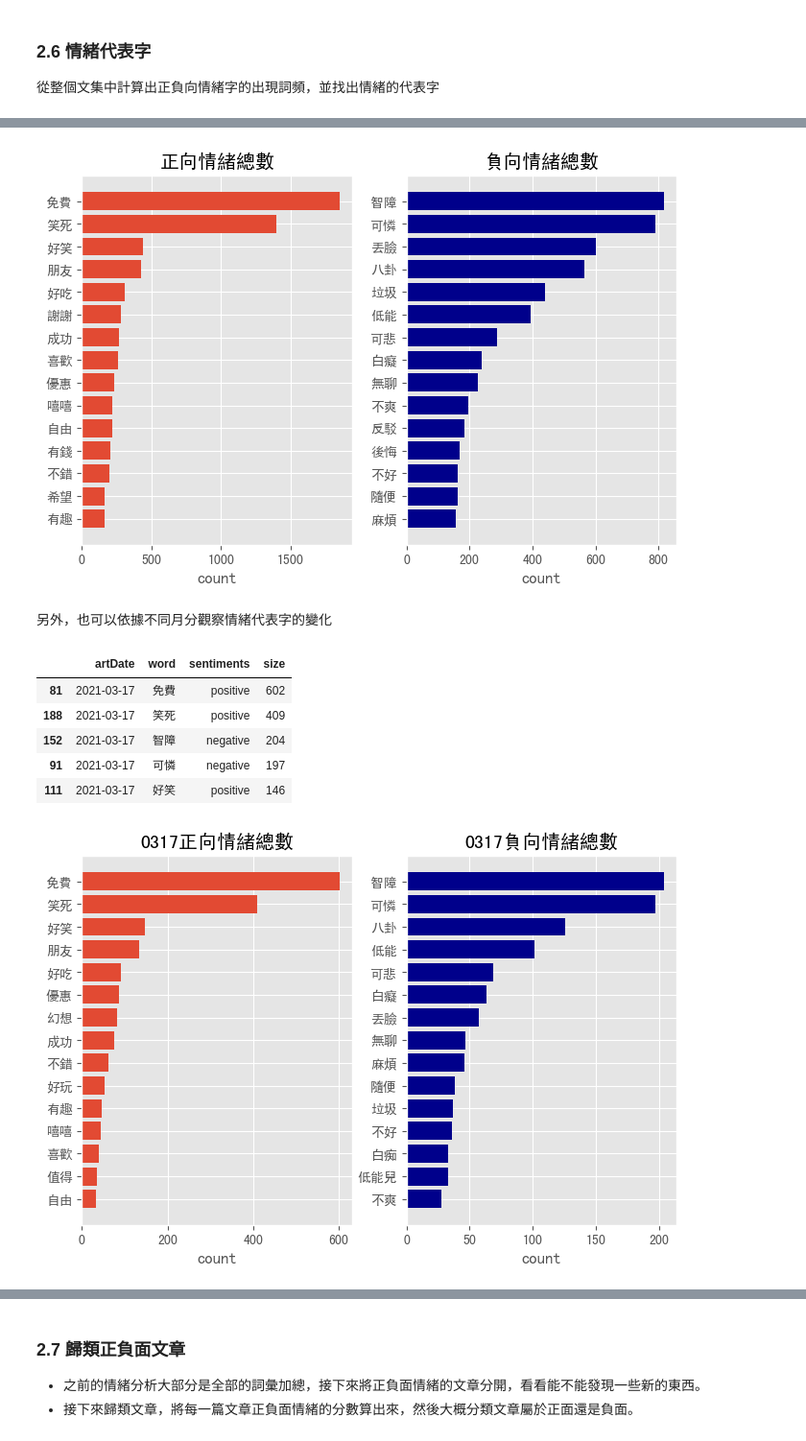
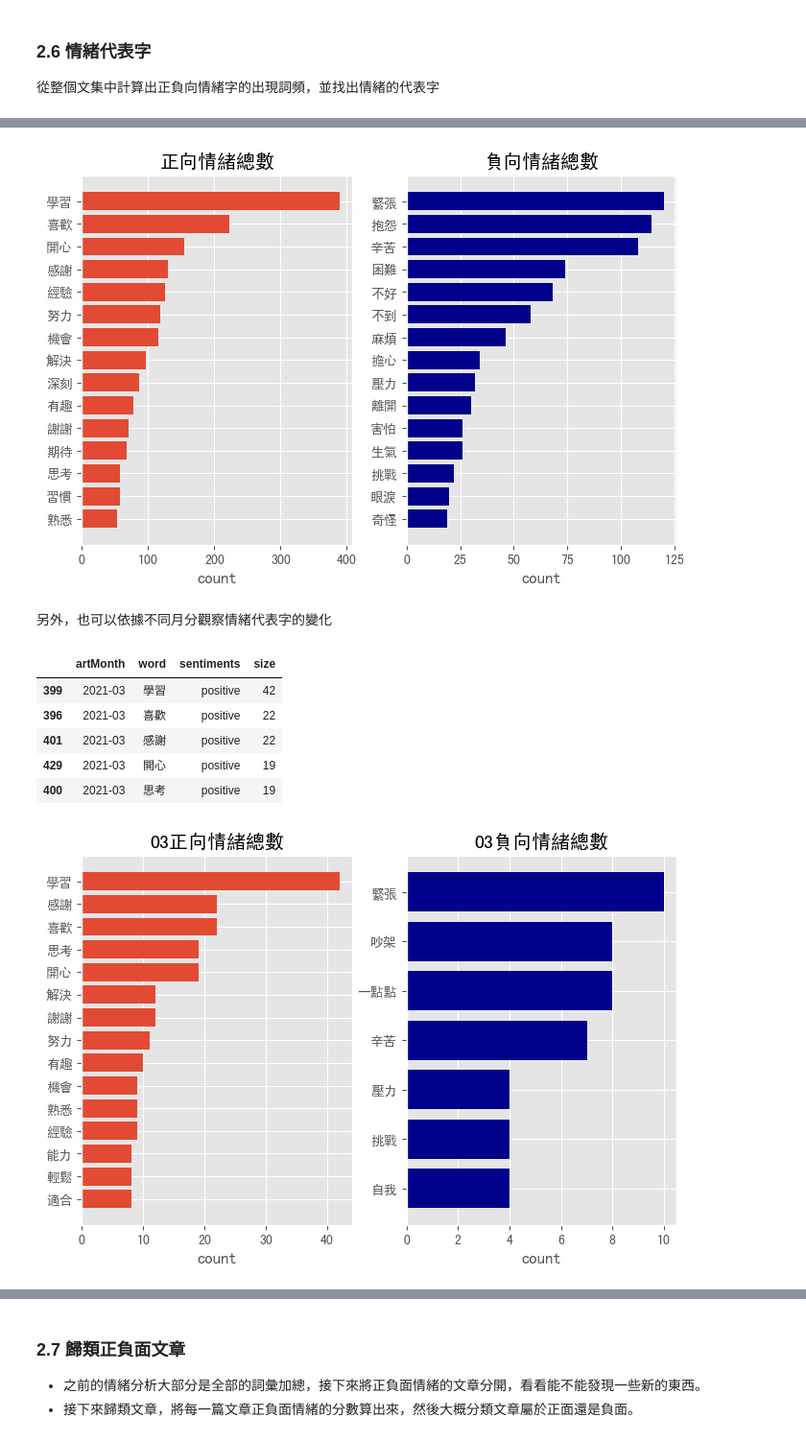
Before and after one commit to oraclekaia/social_media_analysis_mid-, a Jupyter notebook: ver1.ipynb, the cells around one changed output, grey strips where cells are left out. Shown at 96% size. Drawn from its saved outputs; the diff is of its cells as text; code cells hidden in the pictures.

```diff
--- a/ver1.ipynb
+++ b/ver1.ipynb
@@ -198,0 +219,6 @@ word_count.head()
+# %%
+#計算每月不同字的詞頻
+word_count = MetaData_token.groupby(['artMonth','word'],as_index=False).size()
+word_count.sort_values(by=['size'], ascending=False,inplace=True)  #排序
+word_count = word_count[word_count['size']>3]  #過濾出現太少次的字
+word_count.head()
@@ -277,21 +316,21 @@ sentiment_count_r = sentiment_count.assign(ratio = sentiment_count.groupby(['art
                                            .apply(lambda x: x['size'] / sum(x['size'])).reset_index(level=0, drop=True))
 # %%
-sentiment_count_r = sentiment_count_r[sentiment_count_r['artDate'] > '2021/03/13']
+# sentiment_count_r = sentiment_count_r[sentiment_count_r['artDate'] > '2021/03/13']
 p = sentiment_count_r[sentiment_count_r['sentiments']=='positive']
 n = sentiment_count_r[sentiment_count_r['sentiments']=='negative']
 
 plt.figure(figsize=(5,3))   # 顯示圖框架大小 (寬,高)
 plt.style.use("default")     # 使用ggplot主題樣式
-plt.rcParams['font.sans-serif']=['SimHei'] #使中文能正常顯示
+
 plt.title('正負情緒比例折線圖')
-plt.plot(p['artDate'].tolist(), p['ratio'], label='positive',color="orange")
-plt.plot(n['artDate'].tolist(), n['ratio'], label='negative')
+plt.plot(p['artMonth'].tolist(), p['ratio'], label='positive',color="orange")
+plt.plot(n['artMonth'].tolist(), n['ratio'], label='negative')
 plt.xticks(rotation= 45, fontsize=9)
 plt.legend() #顯示圖例
-plt.axvline(x=datetime.strptime('2021-03-18', "%Y-%m-%d"), color="red", ls="-")
-plt.axvline(x=datetime.strptime('2021-03-19', "%Y-%m-%d"), color="red", ls="-")
-plt.axvline(x=datetime.strptime('2021-03-25', "%Y-%m-%d"), color="red", ls="-")
-plt.axvline(x=datetime.strptime('2021-03-26', "%Y-%m-%d"), color="red", ls="-")
-plt.xlabel('artDate')
+# plt.axvline(x=datetime.strptime('2021-03-18', "%Y-%m-%d"), color="red", ls="-")
+# plt.axvline(x=datetime.strptime('2021-03-19', "%Y-%m-%d"), color="red", ls="-")
+# plt.axvline(x=datetime.strptime('2021-03-25', "%Y-%m-%d"), color="red", ls="-")
+# plt.axvline(x=datetime.strptime('2021-03-26', "%Y-%m-%d"), color="red", ls="-")
+plt.xlabel('artMonth')
 plt.show()
 # %% [output]
@@ -346,7 +405,6 @@ n_sum = sentiment_sum[sentiment_sum["sentiments"]=="negative"].head(15).sort_val
 
 plt.figure(figsize=(8,5))   # 顯示圖框架大小 (寬,高)
 plt.style.use("ggplot")     # 使用ggplot主題樣式
-plt.rcParams['font.sans-serif']=['SimHei'] #使中文能正常顯示
 
 plt.subplot(121)
 plt.title('正向情緒總數')
@@ -361,43 +419,42 @@ plt.barh(n_sum['word'],n_sum['size'],color="darkblue")
 
 plt.show()
 # %% [output]
-[figure, old version]
+[figure, new version]
 # %% [markdown]
 另外，也可以依據不同月分觀察情緒代表字的變化
 # %%
-sentiment_date_sum = (word_count.merge(df_liwc, on='word')
-                 .groupby(['artDate', 'word', 'sentiments'], as_index=False)
+sentiment_date_sum = (word_count.merge(df_ntusd, on='word')
+                 .groupby(['artMonth', 'word', 'sentiments'], as_index=False)
                  .agg({'size': 'sum'}))
 
-#篩選日期
-sentiment_0317 = sentiment_date_sum[sentiment_date_sum['artDate']=="2021-03-17"].sort_values(by=['size'], ascending=False)
-sentiment_0317.head()
+#篩選月份
+sentiment_03 = sentiment_date_sum[sentiment_date_sum['artMonth']=="2021-03"].sort_values(by=['size'], ascending=False)
+sentiment_03.head()
 # %% [output]
-|  | artDate | word | sentiments | size |
-| 81 | 2021-03-17 | 免費 | positive | 602 |
-| 188 | 2021-03-17 | 笑死 | positive | 409 |
-| 152 | 2021-03-17 | 智障 | negative | 204 |
-| 91 | 2021-03-17 | 可憐 | negative | 197 |
-| 111 | 2021-03-17 | 好笑 | positive | 146 |
+|  | artMonth | word | sentiments | size |
+| 399 | 2021-03 | 學習 | positive | 42 |
+| 396 | 2021-03 | 喜歡 | positive | 22 |
+| 401 | 2021-03 | 感謝 | positive | 22 |
+| 429 | 2021-03 | 開心 | positive | 19 |
+| 400 | 2021-03 | 思考 | positive | 19 |
 # %%
-p_sum = sentiment_0317[sentiment_0317["sentiments"]=="positive"].head(15).sort_values(by=['size'])
-n_sum = sentiment_0317[sentiment_0317["sentiments"]=="negative"].head(15).sort_values(by=['size'])
+p_sum = sentiment_03[sentiment_03["sentiments"]=="positive"].head(15).sort_values(by=['size'])
+n_sum = sentiment_03[sentiment_03["sentiments"]=="negative"].head(15).sort_values(by=['size'])
 
 plt.figure(figsize=(8,5))   # 顯示圖框架大小 (寬,高)
 plt.style.use("ggplot")     # 使用ggplot主題樣式
-plt.rcParams['font.sans-serif']=['SimHei'] #使中文能正常顯示
 
 plt.subplot(121)
-plt.title('0317正向情緒總數')
+plt.title('03正向情緒總數')
 plt.xlabel('count')
 plt.barh(p_sum['word'],p_sum['size'])
 
 plt.subplot(122)
-plt.title('0317負向情緒總數')
+plt.title('03負向情緒總數')
 plt.xlabel('count')
 plt.barh(n_sum['word'],n_sum['size'],color="darkblue")
 
 
 plt.show()
 # %% [output]
-[figure, old version]
+[figure, new version]
```
Also changed, not shown: parts of 24 cells of this notebook.
